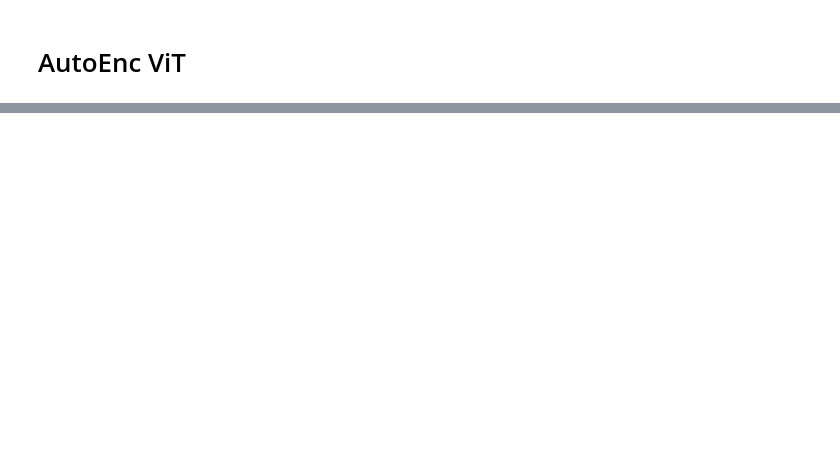
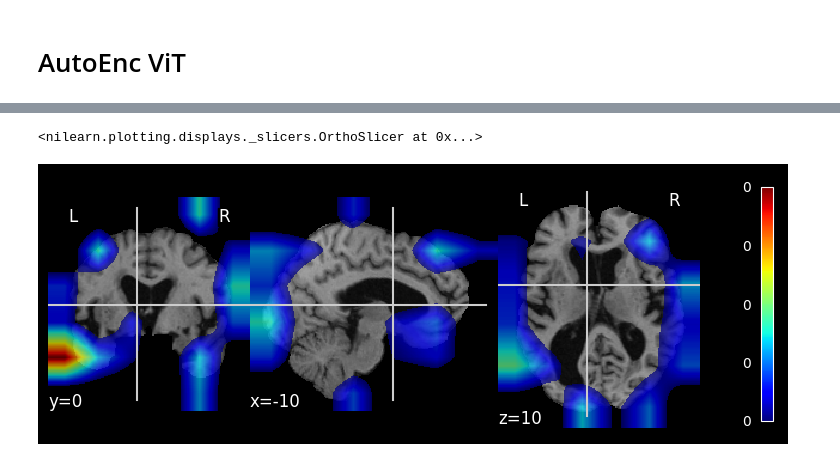
Before and after one commit to PolinaDruzhinina/Explainable_neuroViT, a Jupyter notebook: train_ViT.ipynb, the cells around one changed output, grey strips where cells are left out. Saved outputs shown, nothing was run; the diff lists cells and outputs as text; code cells hidden in the pictures; blank space fills up the shorter version.

```diff
--- a/train_ViT.ipynb
+++ b/train_ViT.ipynb
@@ -938,0 +723,33 @@ True
+# %%
+_, label, path_to_tensor, path_to_img = img_dataset_dict['002_S_0619'][0]
+# %%
+rollout_vit = VITAttentionRollout(model)
+rollout_grad_vit = VITAttentionGradRollout(model)
+grad_cam = GradCAM(model, (64, 64, 64))
+# %%
+resizer = monai.transforms.Resize((96, 96, 96))
+rollout_attn = rollout_vit(torch.unsqueeze(torch.tensor(resizer(torch.load(path_to_tensor)).get_array()), 0))
+rollout_grad_attn = rollout_grad_vit(torch.unsqueeze(torch.tensor(resizer(torch.load(path_to_tensor)).get_array()), 0), 0)
+# %%
+inter_img = F.interpolate(torch.unsqueeze(torch.unsqueeze(torch.tensor(rollout_attn), 0), 0),
+           size=tuple(torch.load(path_to_torch_img).shape[1:]),
+           mode='trilinear', align_corners=False)
+# %%
+#path_img = '/home/druzhininapo/nfs/caps/subjects/sub-ADNI941S1311/ses-M24/t1_linear/sub-ADNI941S1311_ses-M24_T1w_space-MNI152NLin2009cSym_desc-Crop_res-1x1x1_T1w.nii.gz'
+image_nii = nib.load(path_to_img)
+image_np = image_nii.get_fdata()
+
+img_torch = torch.load(path_to_torch_img)
+
+img = nib.Nifti1Image(img_torch[0].numpy(), affine=image_nii.affine)
+inter_img_nifti = nib.Nifti1Image(inter_img[0][0].numpy(), affine=image_nii.affine)
+
+plotting.plot_roi(inter_img_nifti,
+                  img,
+                  cut_coords=(-10, 0, 10),
+                  colorbar=True,
+                  cmap='jet',
+                  threshold=0.15)
+# %% [output]
+<nilearn.plotting.displays._slicers.OrthoSlicer at 0x...>
+[figure, added]
```
Also changed, not shown: parts of 59 cells of this notebook.
